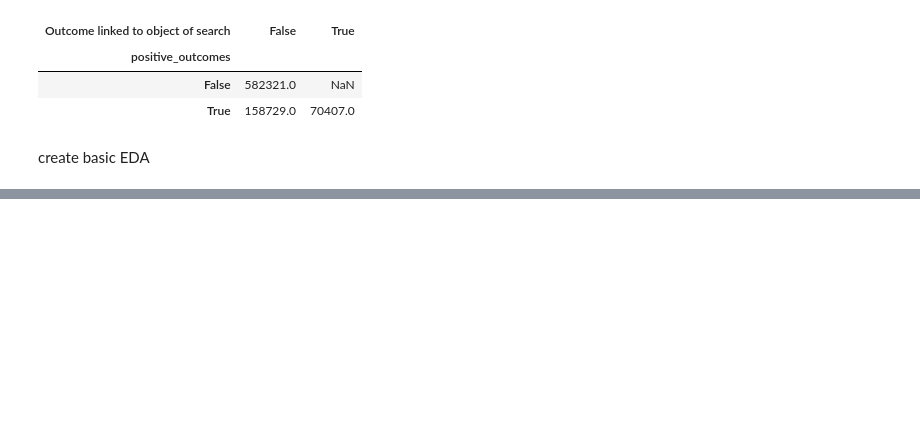
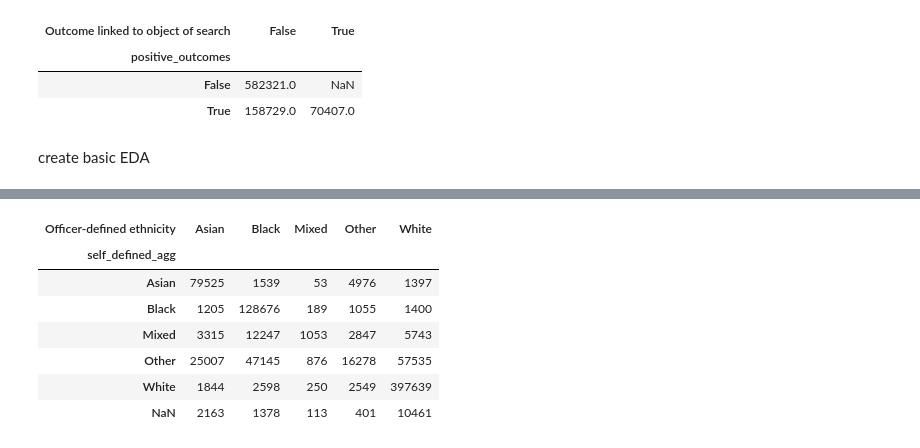
Before and after one commit to 0xjrr/ldsa-capstone-project, a Jupyter notebook: eda-capstone-data.ipynb, the cells around one changed output, grey strips where cells are left out. Drawn from its saved outputs; the diff is of its cells as text; code cells hidden in the pictures; blank space fills up the shorter version.

```diff
--- a/eda-capstone-data.ipynb
+++ b/eda-capstone-data.ipynb
@@ -34,3 +38,5 @@ data.head(5)
+# %%
+data.Date = pd.to_datetime(data.Date)
 # %% [markdown]
 Counting entries and non-null values
 # %%
@@ -18803,0 +281,13 @@ TypeError: Only valid with DatetimeIndex, TimedeltaIndex or PeriodIndex, but got
+# %%
+oficer_def_ethnicity_vself = data.groupby(['self_defined_agg',
+            'Officer-defined ethnicity'], dropna=False)['observation_id'].count().unstack()
+oficer_def_ethnicity_vself
+# %% [output]
+| Officer-defined ethnicity | Asian | Black | Mixed | Other | White |
+| self_defined_agg |  |  |  |  |  |
+| Asian | 79525 | 1539 | 53 | 4976 | 1397 |
+| Black | 1205 | 128676 | 189 | 1055 | 1400 |
+| Mixed | 3315 | 12247 | 1053 | 2847 | 5743 |
+| Other | 25007 | 47145 | 876 | 16278 | 57535 |
+| White | 1844 | 2598 | 250 | 2549 | 397639 |
+| NaN | 2163 | 1378 | 113 | 401 | 10461 |
```
Also changed, not shown: parts of 23 cells of this notebook.
